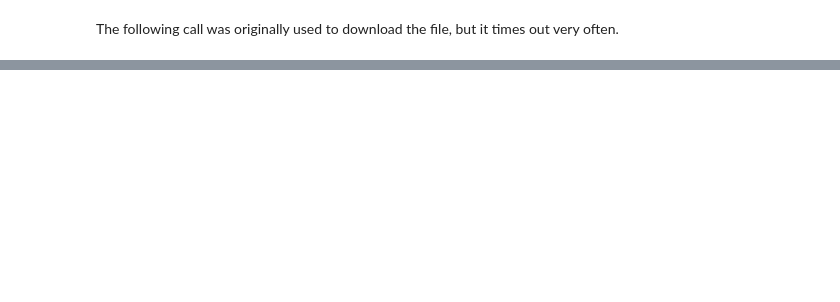
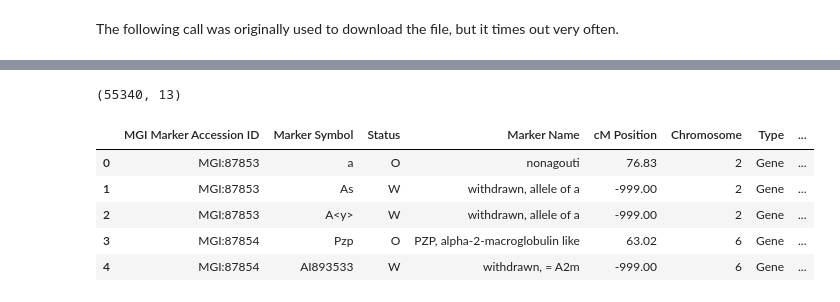
Before and after one commit to laminlabs/bionty-assets, a Jupyter notebook: docs/ingest/2022-06-24-ebi-gene-set.ipynb, the cells around one changed output, grey strips where cells are left out. Cells and saved outputs as stored; diff of their text form; code cells hidden in the pictures; blank space fills up the shorter version.

```diff
--- a/docs/ingest/2022-06-24-ebi-gene-set.ipynb
+++ b/docs/ingest/2022-06-24-ebi-gene-set.ipynb
@@ -26,0 +110,39 @@ df.to_parquet()
+# %%
+df.shape
+# %% [output]
+(55340, 13)
+# %%
+df = pd.read_csv(
+    "http://www.informatics.jax.org/downloads/reports/MGI_EntrezGene.rpt",
+    sep="\t",
+    header=None,
+    low_memory=False,
+    dtype={8: pd.Int64Dtype(), 11: pd.Int64Dtype(), 12: pd.Int64Dtype()},
+)
+# %%
+df.columns = [
+    "MGI Marker Accession ID",
+    "Marker Symbol",
+    "Status",
+    "Marker Name",
+    "cM Position",
+    "Chromosome",
+    "Type",
+    "Secondary Accession IDs",
+    "Entrez Gene ID",
+    "Synonyms",
+    "Feature Types",
+    "Genome Coordinate Start",
+    "Genome Coordinate End",
+    "Strand",
+    "BioTypes",
+]
+# %%
+df.head()
+# %% [output]
+|  | MGI Marker Accession ID | Marker Symbol | Status | Marker Name | cM Position | Chromosome | Type | ... |
+| 0 | MGI:87853 | a | O | nonagouti | 76.83 | 2 | Gene | ... |
+| 1 | MGI:87853 | As | W | withdrawn, allele of a | -999.00 | 2 | Gene | ... |
+| 2 | MGI:87853 | A<y> | W | withdrawn, allele of a | -999.00 | 2 | Gene | ... |
+| 3 | MGI:87854 | Pzp | O | PZP, alpha-2-macroglobulin like | 63.02 | 6 | Gene | ... |
+| 4 | MGI:87854 | AI893533 | W | withdrawn, = A2m | -999.00 | 6 | Gene | ... |
```
Also changed, not shown: parts of 25 cells of this notebook.
